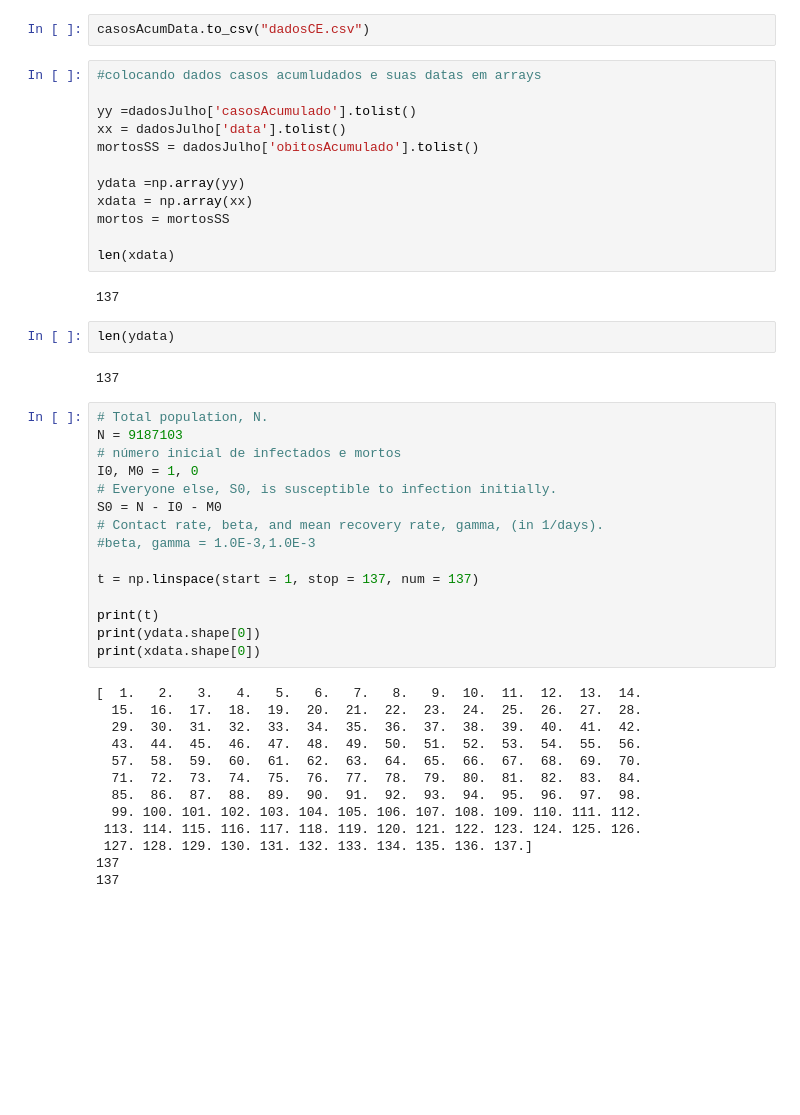
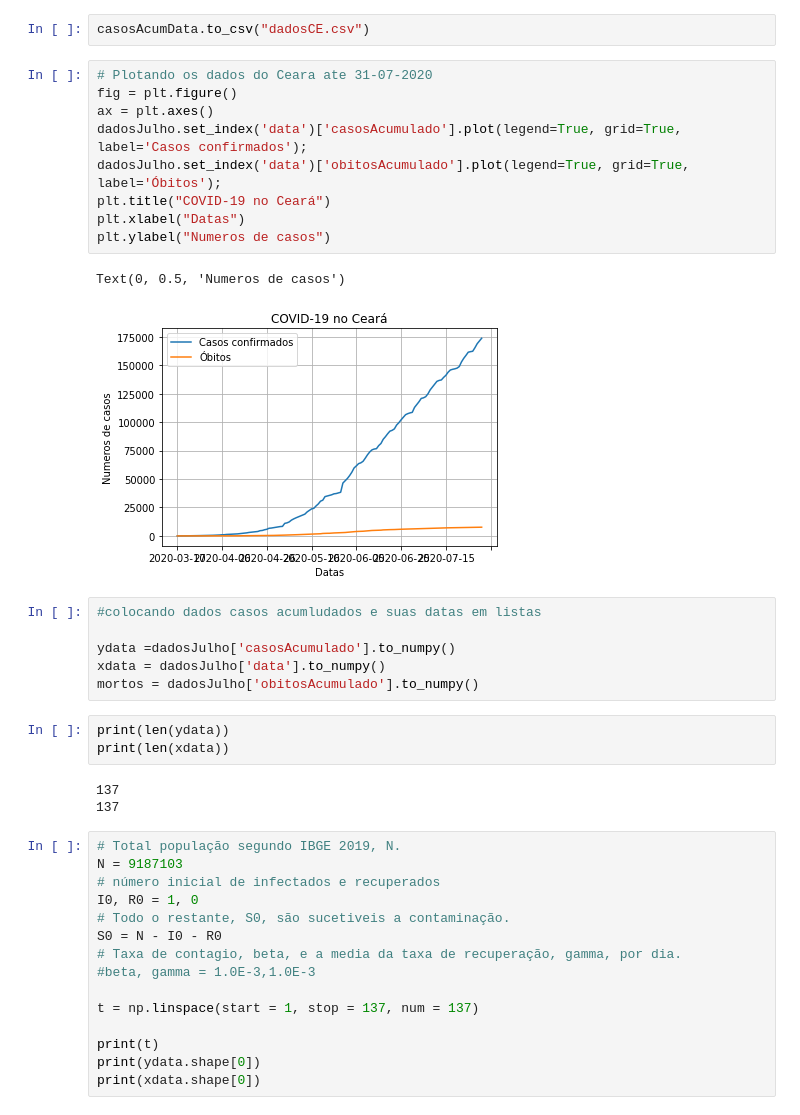
Before and after one commit to MariliaRot/Covid-19, a Jupyter notebook: COVID_DADOS_DATAFRAME_MS_PAINEL.ipynb, the cells around one changed output. Drawn from its saved outputs; the diff is of its cells as text; blank space fills up the shorter version.

```diff
--- a/COVID_DADOS_DATAFRAME_MS_PAINEL.ipynb
+++ b/COVID_DADOS_DATAFRAME_MS_PAINEL.ipynb
@@ -82,32 +124,38 @@ dadosJulho.plot()
 [figure]
 # %%
 casosAcumData.to_csv("dadosCE.csv")
+# %%
+# Plotando os dados do Ceara ate 31-07-2020
+fig = plt.figure()
+ax = plt.axes()
+dadosJulho.set_index('data')['casosAcumulado'].plot(legend=True, grid=True, label='Casos confirmados');
+dadosJulho.set_index('data')['obitosAcumulado'].plot(legend=True, grid=True, label='Óbitos');
+plt.title("COVID-19 no Ceará")
+plt.xlabel("Datas")
+plt.ylabel("Numeros de casos")
+# %% [output]
+Text(0, 0.5, 'Numeros de casos')
+[figure, added]
 # %%
-#colocando dados casos acumludados e suas datas em arrays
+#colocando dados casos acumludados e suas datas em listas
 
-yy =dadosJulho['casosAcumulado'].tolist()
-xx = dadosJulho['data'].tolist()
-mortosSS = dadosJulho['obitosAcumulado'].tolist()
-
-ydata =np.array(yy)
-xdata = np.array(xx)
-mortos = mortosSS
-
-len(xdata)
+ydata =dadosJulho['casosAcumulado'].to_numpy()
+xdata = dadosJulho['data'].to_numpy()
+mortos = dadosJulho['obitosAcumulado'].to_numpy()
-# %% [output]
-137
-# %%
-len(ydata)
-# %% [output]
-137
+# %%
+print(len(ydata))
+print(len(xdata))
+# %% [output]
+137
+137
 # %%
-# Total population, N.
+# Total população segundo IBGE 2019, N.
 N = 9187103
-# número inicial de infectados e mortos
-I0, M0 = 1, 0
-# Everyone else, S0, is susceptible to infection initially.
-S0 = N - I0 - M0
-# Contact rate, beta, and mean recovery rate, gamma, (in 1/days).
+# número inicial de infectados e recuperados
+I0, R0 = 1, 0
+# Todo o restante, S0, são sucetiveis a contaminação.
+S0 = N - I0 - R0
+# Taxa de contagio, beta, e a media da taxa de recuperação, gamma, por dia.
 #beta, gamma = 1.0E-3,1.0E-3
 
 t = np.linspace(start = 1, stop = 137, num = 137)
@@ -115,18 +163,5 @@ t = np.linspace(start = 1, stop = 137, num = 137)
 print(t)
 print(ydata.shape[0])
 print(xdata.shape[0])
-# %% [output]
-[  1.   2.   3.   4.   5.   6.   7.   8.   9.  10.  11.  12.  13.  14.
-  15.  16.  17.  18.  19.  20.  21.  22.  23.  24.  25.  26.  27.  28.
-  29.  30.  31.  32.  33.  34.  35.  36.  37.  38.  39.  40.  41.  42.
-  43.  44.  45.  46.  47.  48.  49.  50.  51.  52.  53.  54.  55.  56.
-  57.  58.  59.  60.  61.  62.  63.  64.  65.  66.  67.  68.  69.  70.
-  71.  72.  73.  74.  75.  76.  77.  78.  79.  80.  81.  82.  83.  84.
-  85.  86.  87.  88.  89.  90.  91.  92.  93.  94.  95.  96.  97.  98.
-  99. 100. 101. 102. 103. 104. 105. 106. 107. 108. 109. 110. 111. 112.
- 113. 114. 115. 116. 117. 118. 119. 120. 121. 122. 123. 124. 125. 126.
- 127. 128. 129. 130. 131. 132. 133. 134. 135. 136. 137.]
-137
-137
 # %%
 def deriv(y, t, N, beta, gamma):
```
Also changed, not shown: parts of 9 cells of this notebook.
